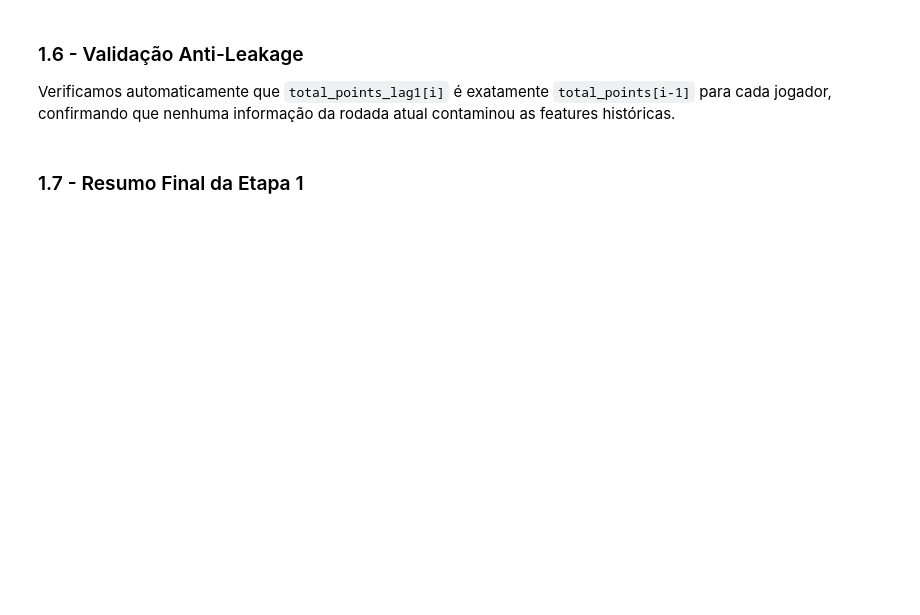
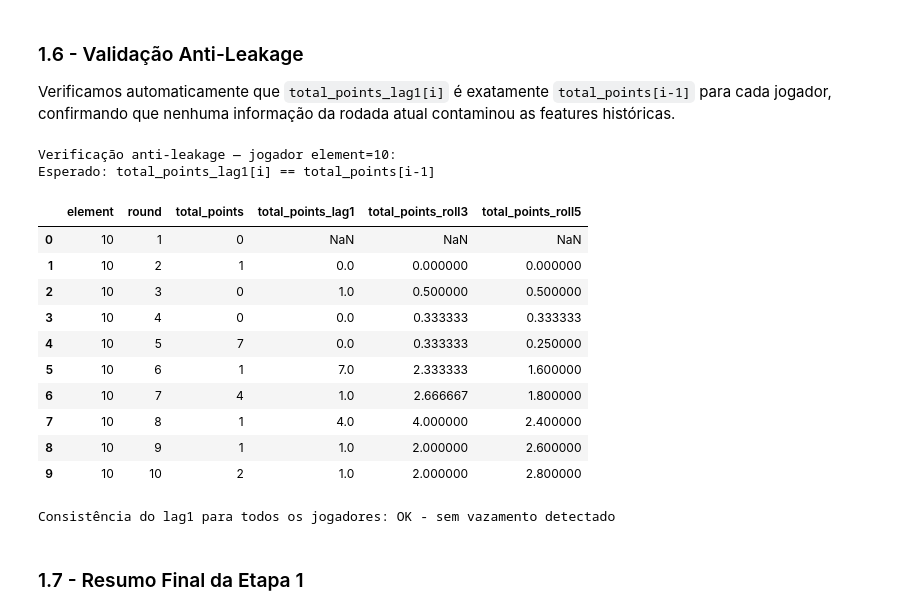
Before and after one commit to danieljmanzano/trab-icd, a Jupyter notebook: projeto_fpl.ipynb, the cells around one changed output. Cells and saved outputs as stored; diff of their text form; code cells hidden in the pictures; blank space fills up the shorter version.

```diff
--- a/projeto_fpl.ipynb
+++ b/projeto_fpl.ipynb
@@ -307,34 +433,49 @@ Verificamos automaticamente que `total_points_lag1[i]` é exatamente `total_poin
 # %%
 # Exibir a série de um jogador específico para inspeção visual
 top_player = df['element'].value_counts().idxmax()
 player_df = (
     df[df['element'] == top_player]
     [['element', 'round', 'total_points', 'total_points_lag1',
       'total_points_roll3', 'total_points_roll5']]
     .head(10)
     .reset_index(drop=True)
 )
 print(f'Verificação anti-leakage — jogador element={top_player}:')
 print('Esperado: total_points_lag1[i] == total_points[i-1]\n')
 display(player_df)
 
 # Checagem automática para todos os jogadores
 df_sorted = df.sort_values(['element', 'round'])
 
 def check_lag(g):
     if len(g) < 2:
         return True
     lag  = g['total_points_lag1'].iloc[1:].values
     prev = g['total_points'].iloc[:-1].values
     mask = ~(pd.isna(lag) & pd.isna(prev))
     if mask.sum() == 0:
         return True
     return np.allclose(lag[mask], prev[mask])
 
 lag_ok = df_sorted.groupby('element').apply(check_lag)
 all_ok = lag_ok.all()
-status = 'OK — sem vazamento detectado' if all_ok else 'ERRO — verificar pipeline!'
+status = 'OK - sem vazamento detectado' if all_ok else 'ERRO - verificar pipeline!'
 print(f'\nConsistência do lag1 para todos os jogadores: {status}')
+# %% [output]
+Verificação anti-leakage — jogador element=10:
+Esperado: total_points_lag1[i] == total_points[i-1]
+|  | element | round | total_points | total_points_lag1 | total_points_roll3 | total_points_roll5 |
+| 0 | 10 | 1 | 0 | NaN | NaN | NaN |
+| 1 | 10 | 2 | 1 | 0.0 | 0.000000 | 0.000000 |
+| 2 | 10 | 3 | 0 | 1.0 | 0.500000 | 0.500000 |
+| 3 | 10 | 4 | 0 | 0.0 | 0.333333 | 0.333333 |
+| 4 | 10 | 5 | 7 | 0.0 | 0.333333 | 0.250000 |
+| 5 | 10 | 6 | 1 | 7.0 | 2.333333 | 1.600000 |
+| 6 | 10 | 7 | 4 | 1.0 | 2.666667 | 1.800000 |
+| 7 | 10 | 8 | 1 | 4.0 | 4.000000 | 2.400000 |
+| 8 | 10 | 9 | 1 | 1.0 | 2.000000 | 2.600000 |
+| 9 | 10 | 10 | 2 | 1.0 | 2.000000 | 2.800000 |
+Consistência do lag1 para todos os jogadores: OK - sem vazamento detectado
 # %% [markdown]
 ### 1.7 - Resumo Final da Etapa 1
 # %%
```
Also changed, not shown: parts of 10 cells of this notebook.
